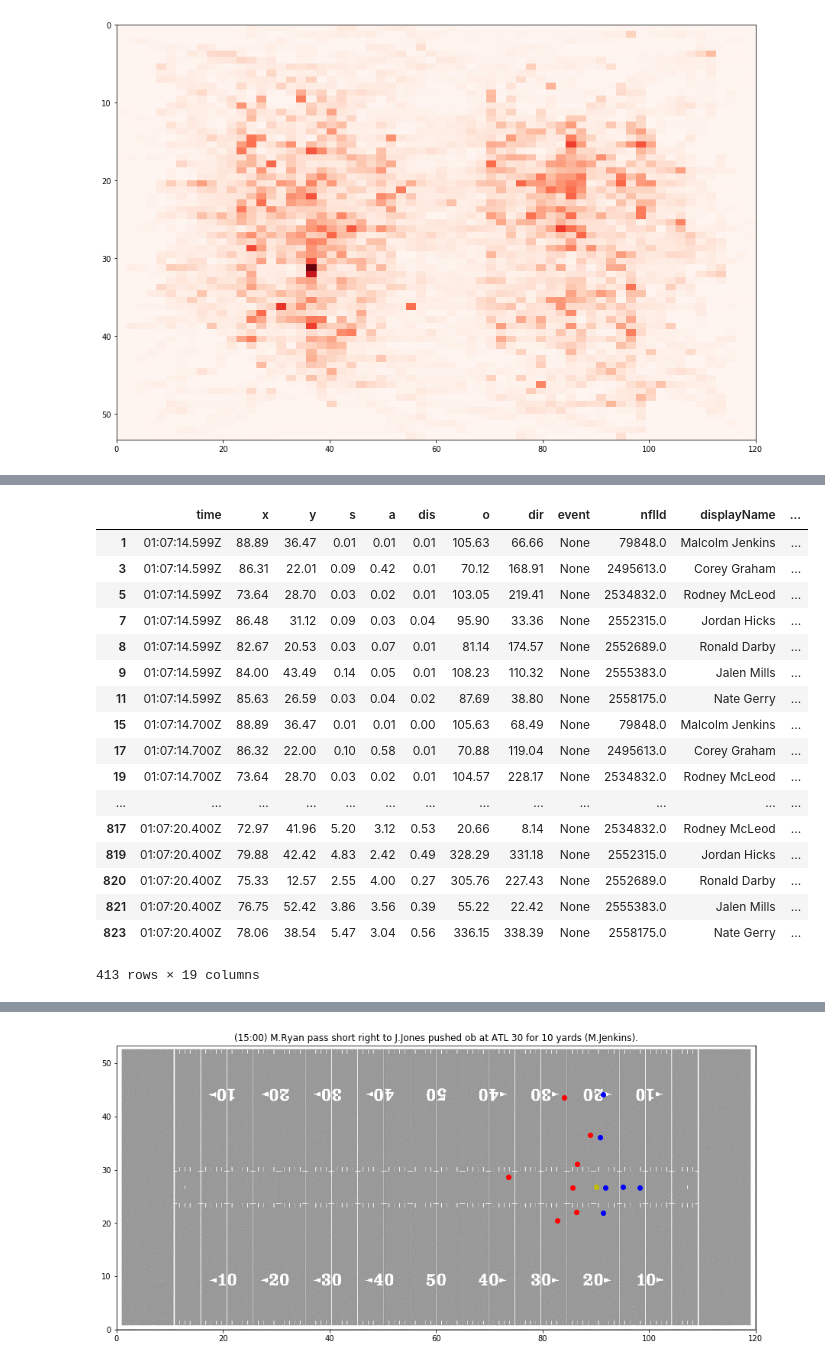
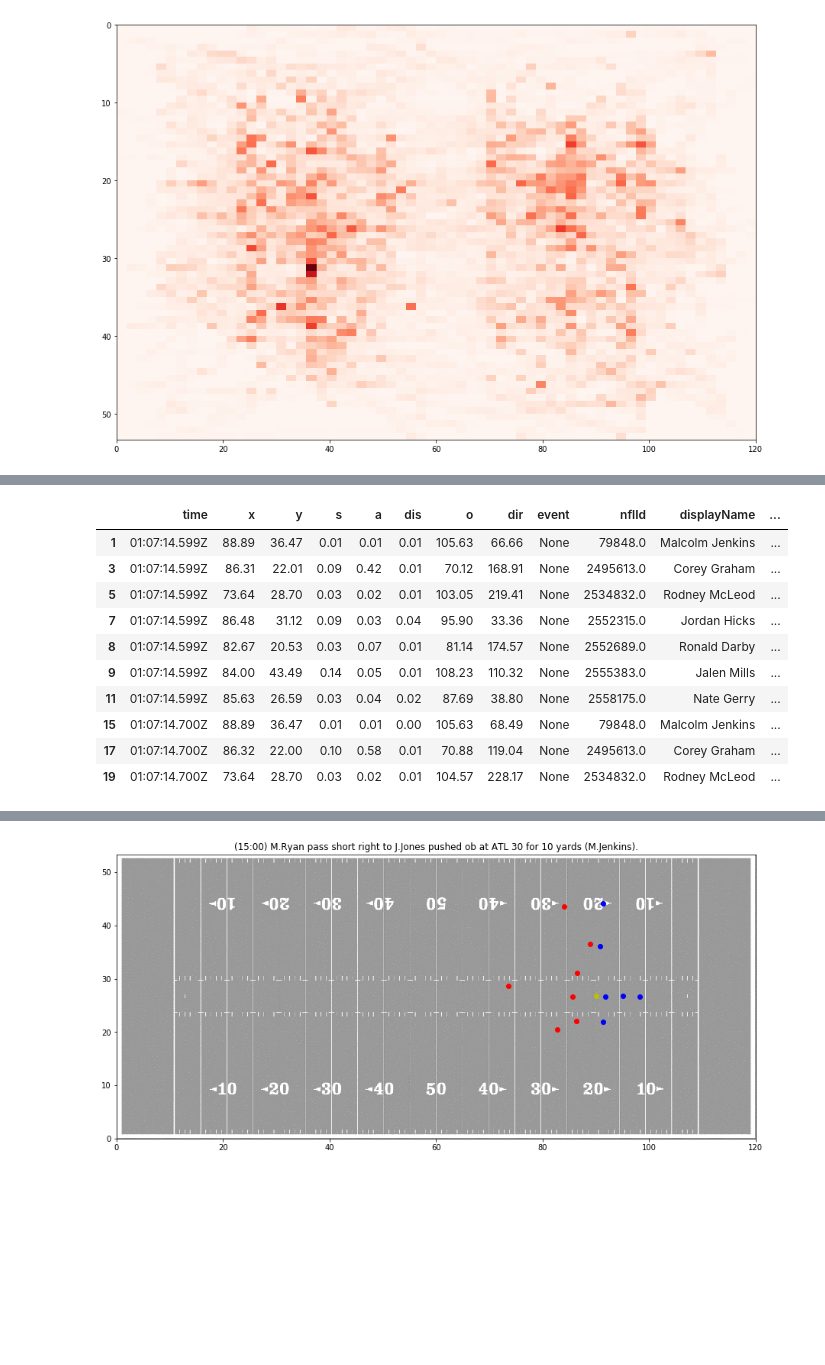
Before and after one commit to sidthakur08/nfl-big-data-bowl-2021, a Jupyter notebook: explore.ipynb, the cells around one changed output, grey strips where cells are left out. Saved outputs shown, nothing was run; the diff lists cells and outputs as text; code cells hidden in the pictures; blank space fills up the shorter version.

```diff
--- a/explore.ipynb
+++ b/explore.ipynb
@@ -292,24 +255,17 @@ track_play1_home = track_play1[track_play1['team']=='home']
 track_play1_away = track_play1[track_play1['team']=='away']
 track_play1_football = track_play1[track_play1['team']=='football']
 # %%
-track_play1_home
+track_play1_home.head(10)
 # %% [output]
 |  | time | x | y | s | a | dis | o | dir | event | nflId | displayName | ... |
 | 1 | 01:07:14.599Z | 88.89 | 36.47 | 0.01 | 0.01 | 0.01 | 105.63 | 66.66 | None | 79848.0 | Malcolm Jenkins | ... |
 | 3 | 01:07:14.599Z | 86.31 | 22.01 | 0.09 | 0.42 | 0.01 | 70.12 | 168.91 | None | 2495613.0 | Corey Graham | ... |
 | 5 | 01:07:14.599Z | 73.64 | 28.70 | 0.03 | 0.02 | 0.01 | 103.05 | 219.41 | None | 2534832.0 | Rodney McLeod | ... |
 | 7 | 01:07:14.599Z | 86.48 | 31.12 | 0.09 | 0.03 | 0.04 | 95.90 | 33.36 | None | 2552315.0 | Jordan Hicks | ... |
 | 8 | 01:07:14.599Z | 82.67 | 20.53 | 0.03 | 0.07 | 0.01 | 81.14 | 174.57 | None | 2552689.0 | Ronald Darby | ... |
 | 9 | 01:07:14.599Z | 84.00 | 43.49 | 0.14 | 0.05 | 0.01 | 108.23 | 110.32 | None | 2555383.0 | Jalen Mills | ... |
 | 11 | 01:07:14.599Z | 85.63 | 26.59 | 0.03 | 0.04 | 0.02 | 87.69 | 38.80 | None | 2558175.0 | Nate Gerry | ... |
 | 15 | 01:07:14.700Z | 88.89 | 36.47 | 0.01 | 0.01 | 0.00 | 105.63 | 68.49 | None | 79848.0 | Malcolm Jenkins | ... |
 | 17 | 01:07:14.700Z | 86.32 | 22.00 | 0.10 | 0.58 | 0.01 | 70.88 | 119.04 | None | 2495613.0 | Corey Graham | ... |
 | 19 | 01:07:14.700Z | 73.64 | 28.70 | 0.03 | 0.02 | 0.01 | 104.57 | 228.17 | None | 2534832.0 | Rodney McLeod | ... |
-| ... | ... | ... | ... | ... | ... | ... | ... | ... | ... | ... | ... | ... |
-| 817 | 01:07:20.400Z | 72.97 | 41.96 | 5.20 | 3.12 | 0.53 | 20.66 | 8.14 | None | 2534832.0 | Rodney McLeod | ... |
-| 819 | 01:07:20.400Z | 79.88 | 42.42 | 4.83 | 2.42 | 0.49 | 328.29 | 331.18 | None | 2552315.0 | Jordan Hicks | ... |
-| 820 | 01:07:20.400Z | 75.33 | 12.57 | 2.55 | 4.00 | 0.27 | 305.76 | 227.43 | None | 2552689.0 | Ronald Darby | ... |
-| 821 | 01:07:20.400Z | 76.75 | 52.42 | 3.86 | 3.56 | 0.39 | 55.22 | 22.42 | None | 2555383.0 | Jalen Mills | ... |
-| 823 | 01:07:20.400Z | 78.06 | 38.54 | 5.47 | 3.04 | 0.56 | 336.15 | 338.39 | None | 2558175.0 | Nate Gerry | ... |
-413 rows × 19 columns
 # %%
```
Also changed, not shown: parts of 18 cells of this notebook.
